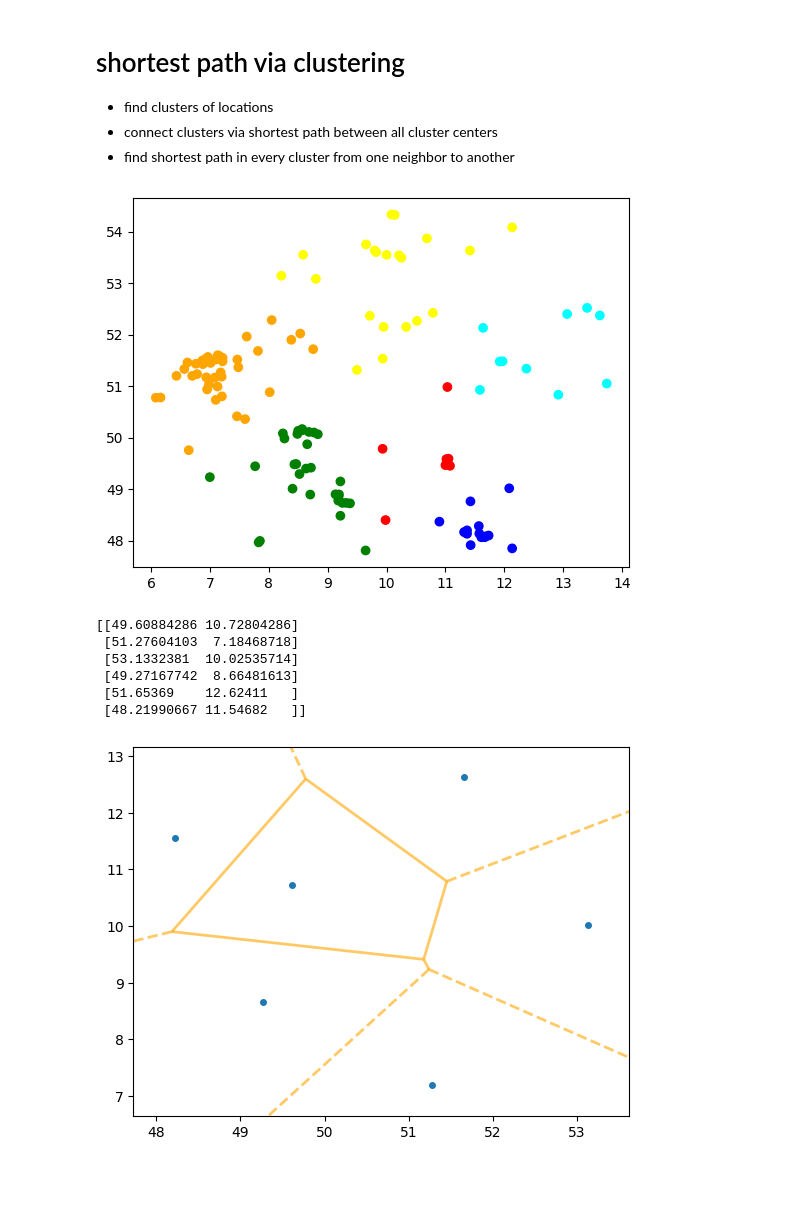
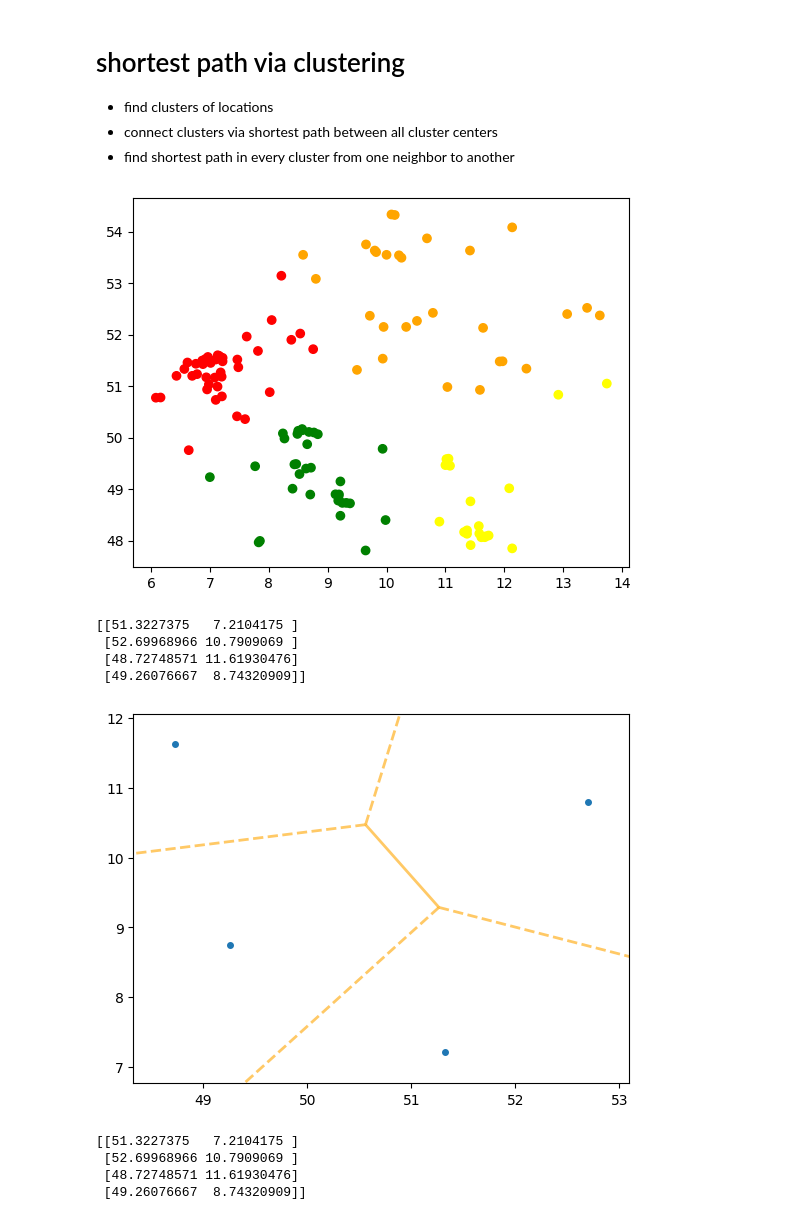
Before and after one commit to JaegerJens/shortest-path, a Jupyter notebook: shortestpath.ipynb, the cells around one changed output. Cells and saved outputs as stored; diff of their text form; code cells hidden in the pictures; blank space fills up the shorter version.

```diff
--- a/shortestpath.ipynb
+++ b/shortestpath.ipynb
@@ -122,34 +122,32 @@ plt.show()
 # %%
 from sklearn.cluster import KMeans
 
 def plotClusters(clusters):
     lat, lng = zip(*locations)
     colors = ["#FF0000", "#FFA500", "#FFFF00", "#008000",
         "#00FFFF", "#0000FF", "#800080", "#FFC0CB",
         "#FF69B4", "#FF1493", "#00FF00", "#7CFC00",
         "#00CED1", "#000080", "#8B008B", "#FF00FF"]
     clusterColors = [colors[index] for index in clusters]
 
     plt.scatter(lng, lat, c=clusterColors)
     plt.show()
 
 
 def clusterCities(numClusters):
     kmeans = KMeans(n_clusters = numClusters, n_init="auto")
     kmeans.fit(locations)
     plotClusters(kmeans.labels_)
     return kmeans.cluster_centers_
 
-clusterCenters = clusterCities(6)
+clusterCenters = clusterCities(4)
 print(clusterCenters)
 # %% [output]
-[figure, old version]
+[figure, new version]
-[[49.60884286 10.72804286]
- [51.27604103  7.18468718]
- [53.1332381  10.02535714]
- [49.27167742  8.66481613]
- [51.65369    12.62411   ]
- [48.21990667 11.54682   ]]
+[[51.3227375   7.2104175 ]
+ [52.69968966 10.7909069 ]
+ [48.72748571 11.61930476]
+ [49.26076667  8.74320909]]
 # %%
 from scipy.spatial import Voronoi, voronoi_plot_2d
 
@@ -159,4 +157,42 @@ fig = voronoi_plot_2d(vor, show_vertices=False, line_colors='orange',
                       line_width=2, line_alpha=0.6, point_size=8)
 plt.show()
 # %% [output]
-[figure, old version]
+[figure, new version]
+# %%
+from functools import reduce
+from shapely.geometry import Polygon
+import itertools
+
+triangle = np.array([[0,0], [3,0], [3,4]])
+
+class MyPath:
+    def __init__(self, points):
+        self.points = points
+        poly = Polygon(points)
+        self.length = poly.length
+
+    def __str__(self):
+        return f"length {self.length}"
+
+    def __repr__(self):
+        return f"Length: {self.length}"
+
+def minPath(paths):
+    def min(current, next):
+        return next if next.length < current.length else current
+    return reduce(min, paths)
+
+
+def calcShortestPath(points):
+    permutations = np.array(list(itertools.permutations(points)))
+    perimeters = [MyPath(path) for path in permutations]
+    shortest = minPath(perimeters)
+    return shortest.points
+
+shortestClusterPath = calcShortestPath(clusterCenters)
+print(shortestClusterPath)
+# %% [output]
+[[51.3227375   7.2104175 ]
+ [52.69968966 10.7909069 ]
+ [48.72748571 11.61930476]
+ [49.26076667  8.74320909]]
```
